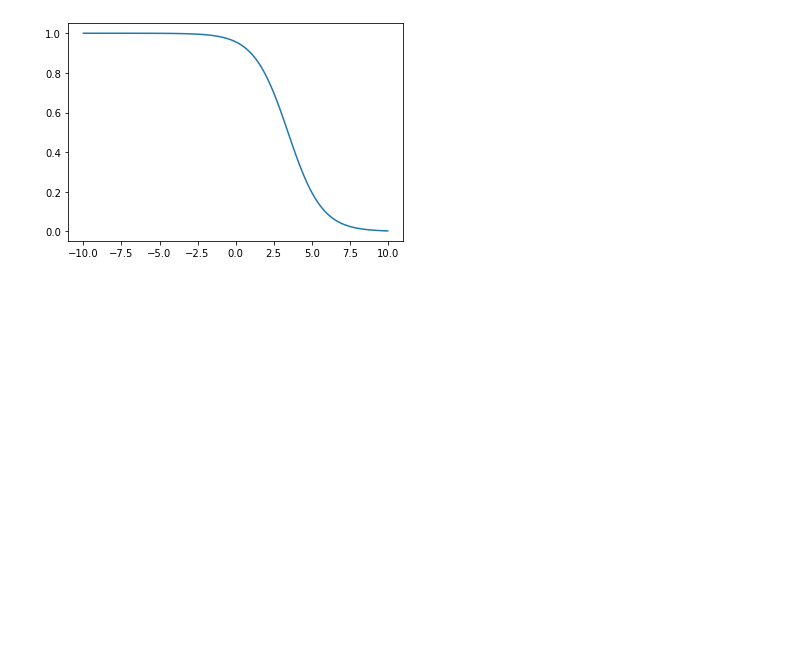
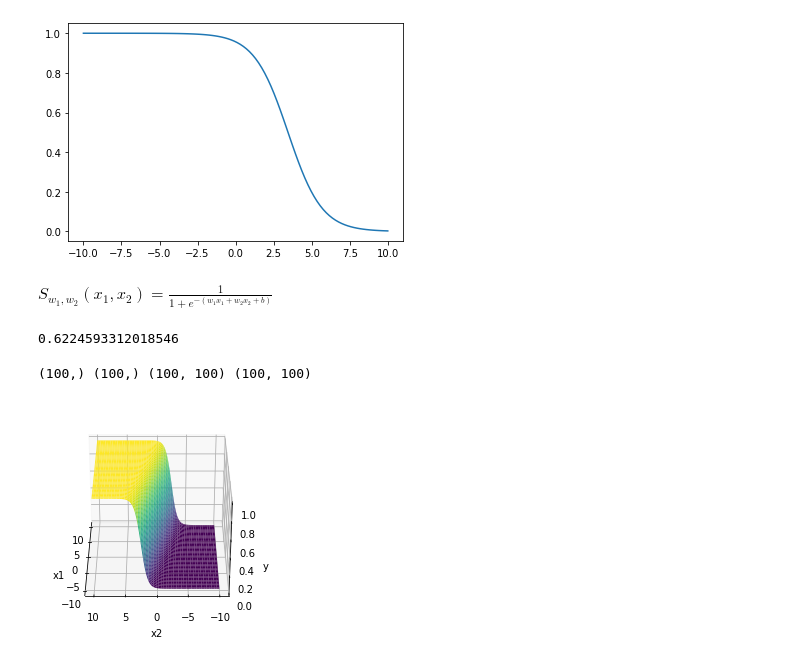
Before and after one commit to AvishekRoy16/DeepLearning, a Jupyter notebook: 2. Sigmoid Neurons/Sigmoid.ipynb, the cells around one changed output. Drawn from its saved outputs; the diff is of its cells as text; code cells hidden in the pictures; blank space fills up the shorter version.

Commit message:
updated sigmoid 3d plot

```diff
--- a/2. Sigmoid Neurons/Sigmoid.ipynb
+++ b/2. Sigmoid Neurons/Sigmoid.ipynb
@@ -32,3 +33,41 @@ plt.plot(X,Y)
 plt.show()
 # %% [output]
 [figure]
+# %% [markdown]
+$S_{w_1,w_2}(x_1,x_2) = \frac{1}{1 + e^{-(w_1x_1+ w_2x_2 + b)}} $
+# %%
+def sigmoid_2d(x1, x2, w1, w2, b):
+    return 1/(1 + np. exp(-(w1*x1 +w2*x2 +b)))
+# %%
+sigmoid_2d(1, 0, 0.5, 0, 0)
+# %% [output]
+0.6224593312018546
+# %%
+# learning how to plot 3d plots using matplotlib and also importing a library from matplotlib 'from mpl_toolkits import mplot3d'
+# we are using capital lettes to denote vectors
+X1 = np.linspace(-10, 10, 100)
+X2 = np.linspace(-10, 10, 100)
+
+# we make a meshgrit because X! and X2 are just computing linearspaces for individual variables but we need to compue a joint grid so that we
+# are able to get every possible pair is taken care of.
+XX1, XX2 = np.meshgrid(X1,X2)
+print(X1.shape, X2.shape, XX1.shape, XX2.shape)
+# %% [output]
+(100,) (100,) (100, 100) (100, 100)
+# %%
+w1 = 0.5
+w2 = 2
+b = 0
+Y  = sigmoid_2d(XX1,XX2, w1, w2, b)
+# %%
+fig = plt.figure()
+ax = plt.axes(projection='3d')
+ax.plot_surface(XX1, XX2, Y, cmap='viridis')
+ax.set_xlabel('x1')
+ax.set_ylabel('x2')
+ax.set_zlabel('y')
+
+# the first input is the height at which we are looking from and the second changes the angle in z axis so that we can look at the 3d plots from different angles
+ax.view_init(30, 180)
+# %% [output]
+[figure, added]
```
Also changed, not shown: parts of 1 cell of this notebook, 1 other file.
